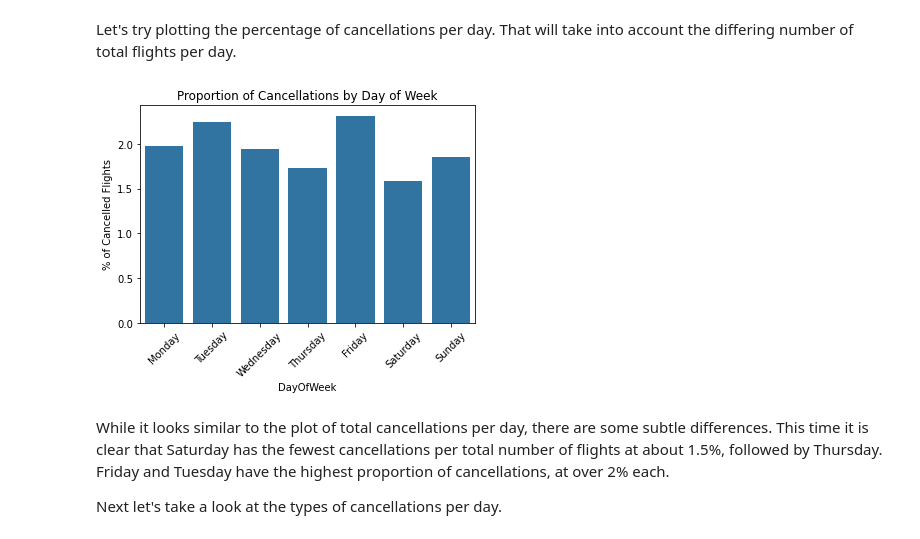
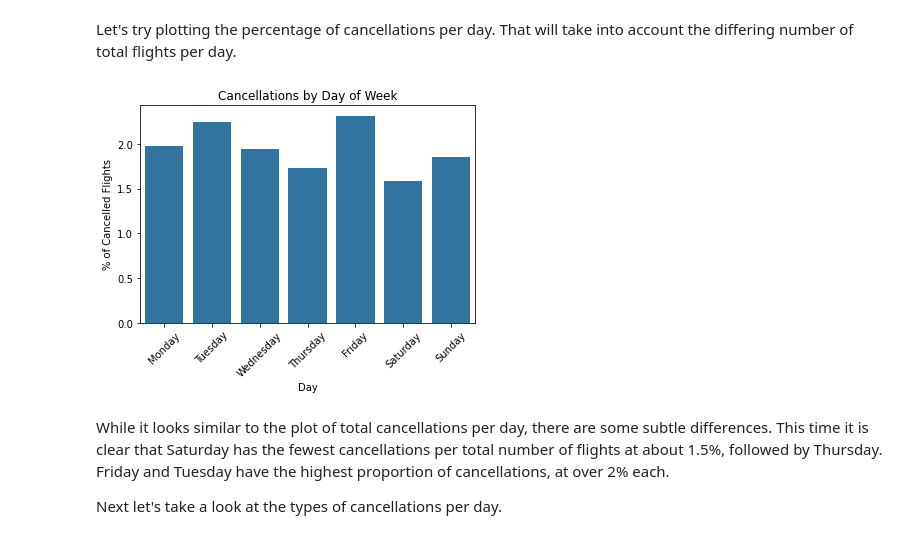
Before and after one commit to maleina/US-Flight-Data, a Jupyter notebook: flight_data_exploration.ipynb, the cells around one changed output. Drawn from its saved outputs; the diff is of its cells as text; code cells hidden in the pictures.

```diff
--- a/flight_data_exploration.ipynb
+++ b/flight_data_exploration.ipynb
@@ -297,20 +297,21 @@ Next, let's finally fix our data types. `Diverted` and `Cancelled` will be conve
 # %%
-# Convert all floats and integers to 16 bit (instead of 32)
+# Convert all floats and integers to 16 bit (instead of 64)
+# df_flights['Year'] = df_flights['Year'].astype(np.int16)
+# df_flights['Month'] = df_flights['Month'].astype(np.int16)
+# df_flights['DayofMonth'] = df_flights['DayofMonth'].astype(np.int16)
+# df_flights['DayOfWeek'] = df_flights['DayOfWeek'].astype(np.int16)
+# df_flights['FlightNum'] = df_flights['FlightNum'].astype(np.int16)
+# df_flights['ArrDelay'] = df_flights['ArrDelay'].astype(np.float16)
+# df_flights['DepDelay'] = df_flights['DepDelay'].astype(np.float16)
+# df_flights['CarrierDelay'] = df_flights['CarrierDelay'].astype(np.float16)
+# df_flights['WeatherDelay'] = df_flights['WeatherDelay'].astype(np.float16)
+# df_flights['NASDelay'] = df_flights['NASDelay'].astype(np.float16)
+# df_flights['SecurityDelay'] = df_flights['SecurityDelay'].astype(np.float16)
+# df_flights['LateAircraftDelay'] = df_flights['LateAircraftDelay'].astype(np.float16)
+
 # Convert Cancelled and Diverted to boolean
-df_flights['Year'] = df_flights['Year'].astype(np.int16)
-df_flights['Month'] = df_flights['Month'].astype(np.int16)
-df_flights['DayofMonth'] = df_flights['DayofMonth'].astype(np.int16)
-df_flights['DayOfWeek'] = df_flights['DayOfWeek'].astype(np.int16)
-df_flights['FlightNum'] = df_flights['FlightNum'].astype(np.int16)
-df_flights['ArrDelay'] = df_flights['ArrDelay'].astype(np.float16)
-df_flights['DepDelay'] = df_flights['DepDelay'].astype(np.float16)
 df_flights['Cancelled'] = df_flights['Cancelled'].astype(bool)
 df_flights['Diverted'] = df_flights['Diverted'].astype(bool)
-df_flights['CarrierDelay'] = df_flights['CarrierDelay'].astype(np.float16)
-df_flights['WeatherDelay'] = df_flights['WeatherDelay'].astype(np.float16)
-df_flights['NASDelay'] = df_flights['NASDelay'].astype(np.float16)
-df_flights['SecurityDelay'] = df_flights['SecurityDelay'].astype(np.float16)
-df_flights['LateAircraftDelay'] = df_flights['LateAircraftDelay'].astype(np.float16)
 # %%
 # Verify that our data types have been converted
 df_flights.info()
@@ -789,17 +898,18 @@ Let's try plotting the percentage of cancellations per day. That will take into
 # %%
 # Get total # of cancellations and total number of flights per day
 cancelled_by_day = df_flights.groupby('DayOfWeek')['Cancelled'].sum()
 total_by_day = df_flights.groupby('DayOfWeek')['Cancelled'].count()
 
 # Plot total number of cancellations by day of week
 sb.barplot(x=cancelled_by_day.index,
            y=100*cancelled_by_day/total_by_day,
            color=base_color)
-plt.title('Proportion of Cancellations by Day of Week')
+plt.title('Cancellations by Day of Week')
 plt.ylabel('% of Cancelled Flights')
+plt.xlabel('Day')
 plt.xticks(np.arange(0,7,1), days_of_week, rotation=45);
 # %% [output]
-[figure, old version]
+[figure, new version]
 # %% [markdown]
 While it looks similar to the plot of total cancellations per day, there are some subtle differences. This time it is clear that Saturday has the fewest cancellations per total number of flights at about 1.5%, followed by Thursday. Friday and Tuesday have the highest proportion of cancellations, at over 2% each.
 
```
Also changed, not shown: parts of 65 cells of this notebook.
